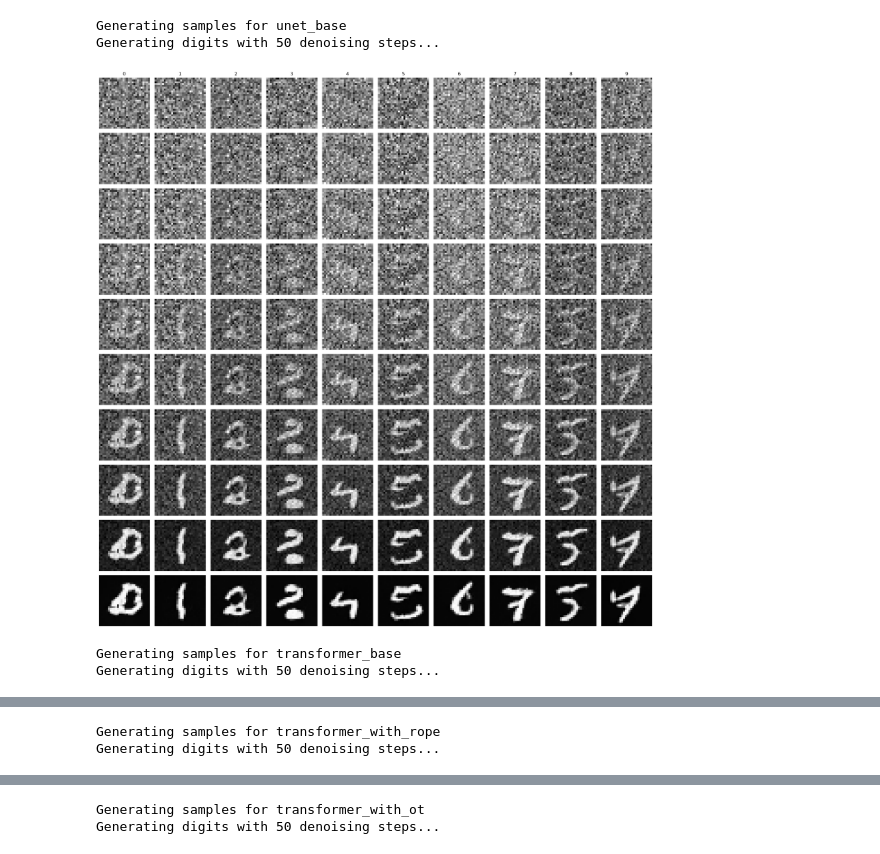
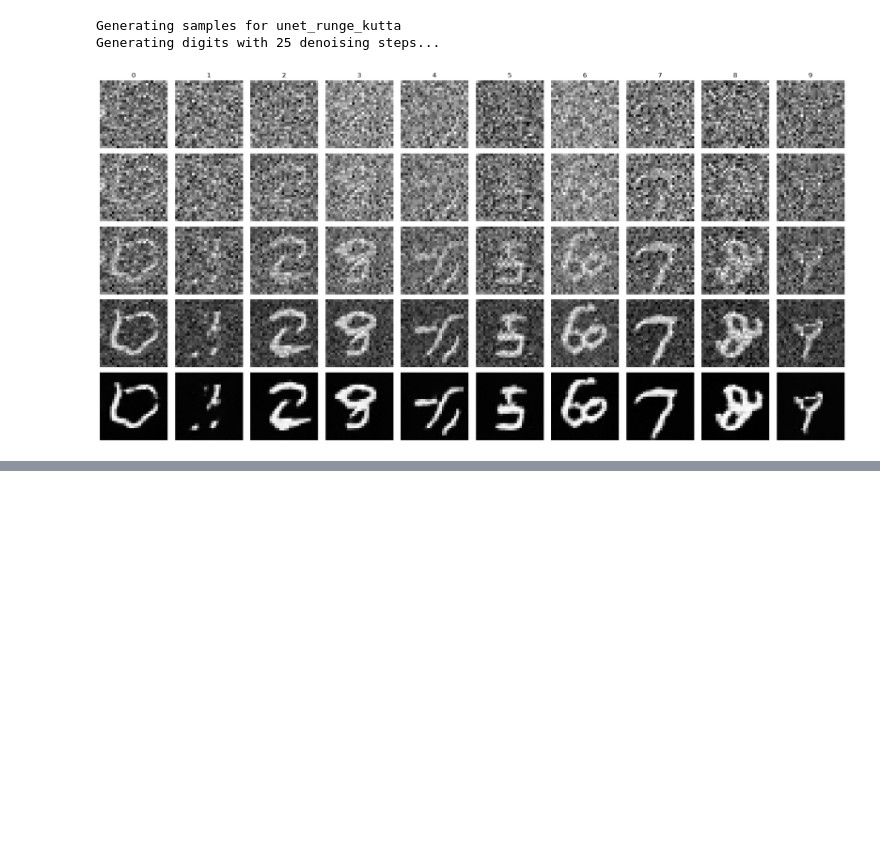
Before and after one commit to leoposc/lerobot-smolvla, a Jupyter notebook: flow-matching-tutorial/testlab.ipynb, the cells around one changed output, grey strips where cells are left out. Drawn from its saved outputs; the diff is of its cells as text; code cells hidden in the pictures; blank space fills up the shorter version.

Commit message:
delete outdated code and run test various unet implementations.

```diff
--- a/flow-matching-tutorial/testlab.ipynb
+++ b/flow-matching-tutorial/testlab.ipynb
@@ -599,12 +151,13 @@ from Visualization import show_all_digits, plot_losses, plot_loss
 from utils import apply_rope, save_model, load_model
 from Transformer import Transformer
 from FlowMatching import FlowMatching_with_Transformer, FlowMatching, generate, train, create_loader
-from UNet import ConditionalUNet
+from UNet import ConditionalUNet, ConditionalUNetV2
 
 config = {
     "apply_optimal_transport": True,
     "apply_rope": True,
     "apply_AdaLN": False,
+    "apply_shift_scale_conditioning": True,
     "training_size": 10_000,
     "batch_size": 128,
     "training_epochs": 50,
@@ -627,7 +180,18 @@ config["apply_optimal_transport"] = True
 transformer_ot = FlowMatching_with_Transformer(config=copy.deepcopy(config)).to(config["device"])
 
 unet_base = ConditionalUNet(config=copy.deepcopy(config)).to(config["device"])
+
+unet_simpler = ConditionalUNetV2(config=copy.deepcopy(config)).to(config["device"])
+
+config["apply_shift_scale_conditioning"] = True
+unet_shift_scale = ConditionalUNet(config=copy.deepcopy(config)).to(config["device"])
+
+config["apply_shift_scale_conditioning"] = False
+config["apply_runge_kutta"] = True
+unet_runge_kutta = ConditionalUNet(config=copy.deepcopy(config)).to(config["device"])
 # %%
+do_training=True
+
 # Generate a report for all the models trained
 # 1. Plot the denoising process using show_all_digits for each model
 # 2. save the loss for each model in a 2D array and plot it afterwards
@@ -635,22 +199,28 @@ unet_base = ConditionalUNet(config=copy.deepcopy(config)).to(config["device"])
 loader=create_loader(config=config)
 
 models = {
-    "unet_base": unet_base,
-    "transformer_base": transformer_base,
-    "transformer_with_rope": transformer_rope,
-    "transformer_with_ot": transformer_ot,
+    # "unet_base": unet_base,
+    # "unet_shift_scale": unet_shift_scale,
+    # "unet_simpler": unet_simpler,
+    "unet_runge_kutta": unet_runge_kutta,
+    # "transformer_base": transformer_base,
+    # "transformer_with_rope": transformer_rope,
+    # "transformer_with_ot": transformer_ot,
 }
 
 
 # training phase for all models
 losses = []
 for name, model in models.items():
-    t_start = time.time()
-    print(f"Training {name}...")
-    losses.append(train(model, loader, config=config))
-    t_end = time.time()
-    print(f"Training {name} completed in {t_end - t_start:.2f} seconds.")
-    save_model(model, name_suffix=name)
+    if do_training:
+        t_start = time.time()
+        print(f"Training {name}...")
+        losses.append(train(model, loader, config=config))
+        t_end = time.time()
+        print(f"Training {name} completed in {t_end - t_start:.2f} seconds.")
+        save_model(model, name_suffix=name)
+    else:
+        model = load_model(model, name_suffix=name)
     t_start = time.time()
     show_all_digits(model, generate, config=config)
     t_end = time.time()
@@ -692,13 +241,11 @@ plot_losses(losses, model_names=list(models.keys()))
 # %%
 # print the complete generation process for 10 denoising steps
-config["denoising_steps"] = 50
+config["denoising_steps"] = 25
 
 for name, model in models.items():
     print(f"Generating samples for {name}")
     generate(model, torch.arange(10, device=config["device"]), config=config)
 # %% [output]
-Generating samples for unet_base
-Generating digits with 50 denoising steps...
+Generating samples for unet_runge_kutta
+Generating digits with 25 denoising steps...
-[figure, old version]
+[figure, new version]
-Generating samples for transformer_base
-Generating digits with 50 denoising steps...
@@ -706,2 +251,0 @@ Generating digits with 50 denoising steps...
-Generating samples for transformer_with_rope
-Generating digits with 50 denoising steps...
@@ -709,2 +251,0 @@ Generating digits with 50 denoising steps...
-Generating samples for transformer_with_ot
-Generating digits with 50 denoising steps...
```
Also changed, not shown: parts of 22 cells of this notebook, 1 other file.
